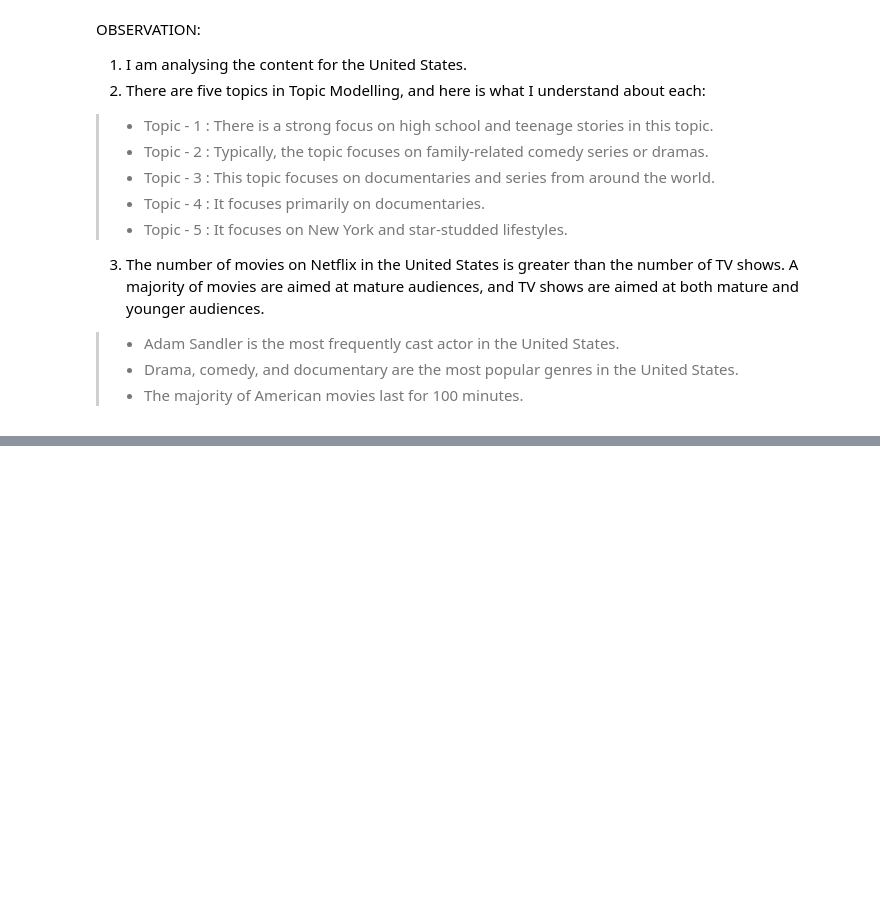
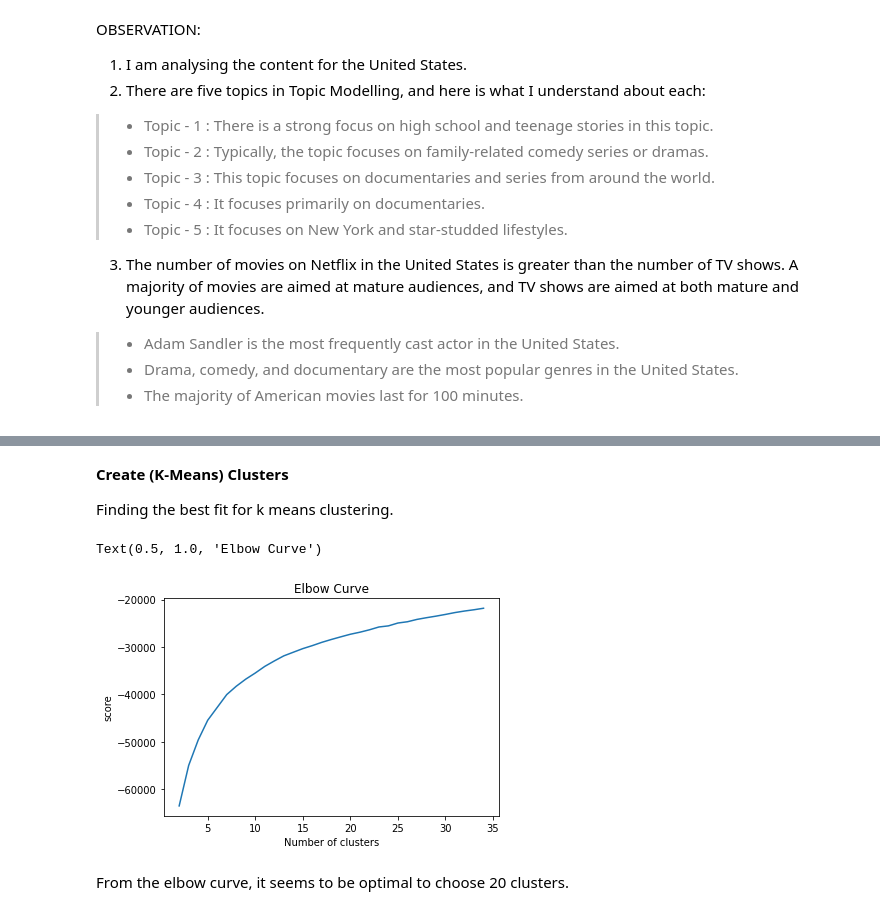
Before and after one commit to bhavya-v-sudo/NETFLIX-MOVIES-AND-TV-SHOWS-CLUSTERING, a Jupyter notebook: NETFLIX_MOVIES_AND_TV_SHOWS_CLUSTERING.ipynb, the cells around one changed output, grey strips where cells are left out. Cells and saved outputs as stored; diff of their text form; code cells hidden in the pictures; blank space fills up the shorter version.

Commit message:
K-Means Clustering Feature engineering, preprocessing, TF-IDF calculation, standardization, elbow curve, silhouette_score, Recommendations, and observations.

```diff
--- a/NETFLIX_MOVIES_AND_TV_SHOWS_CLUSTERING.ipynb
+++ b/NETFLIX_MOVIES_AND_TV_SHOWS_CLUSTERING.ipynb
@@ -659,0 +741,34 @@ OBSERVATION:
+# %%
+netflix_df_kmeans = pd.concat([netflix_df_kmeans, sum_director_df, sum_cast_df, sum_country_df, sum_listed_in_df], axis = 1)
+# %%
+# Dropping 'show_id', 'title', 'director', 'cast', 'country', 'date_added', 'listed_in', 'description', 'duration'
+netflix_df_kmeans.drop(['show_id', 'title', 'director', 'cast', 'country', 'date_added', 'listed_in', 'description', 'duration'], axis = 1, inplace = True)
+# %% [markdown]
+**Create (K-Means) Clusters**
+
+Finding the best fit for k means clustering.
+# %%
+# Standarization
+std_scaler = StandardScaler()
+netflix_df_kmeans = pd.DataFrame(std_scaler.fit_transform(netflix_df_kmeans[list(netflix_df_kmeans.columns)]))
+# %%
+# Creating K-Means and computing scores.
+Nc = range(2, 35)
+kmeans = [KMeans(n_clusters=i, init = 'k-means++', random_state = 42) for i in Nc]
+score = [kmeans[i].fit(netflix_df_kmeans).score(netflix_df_kmeans) for i in range(len(kmeans))]
+# %%
+import matplotlib.pyplot as plt
+plt.plot(Nc, score)
+
+# naming the x axis
+plt.xlabel('Number of clusters')
+# naming the y axis
+plt.ylabel('score')
+
+# giving a title to my graph
+plt.title('Elbow Curve')
+# %% [output]
+Text(0.5, 1.0, 'Elbow Curve')
+[figure, added]
+# %% [markdown]
+From the elbow curve, it seems to be optimal to choose 20 clusters.
```
Also changed, not shown: parts of 20 cells of this notebook.
